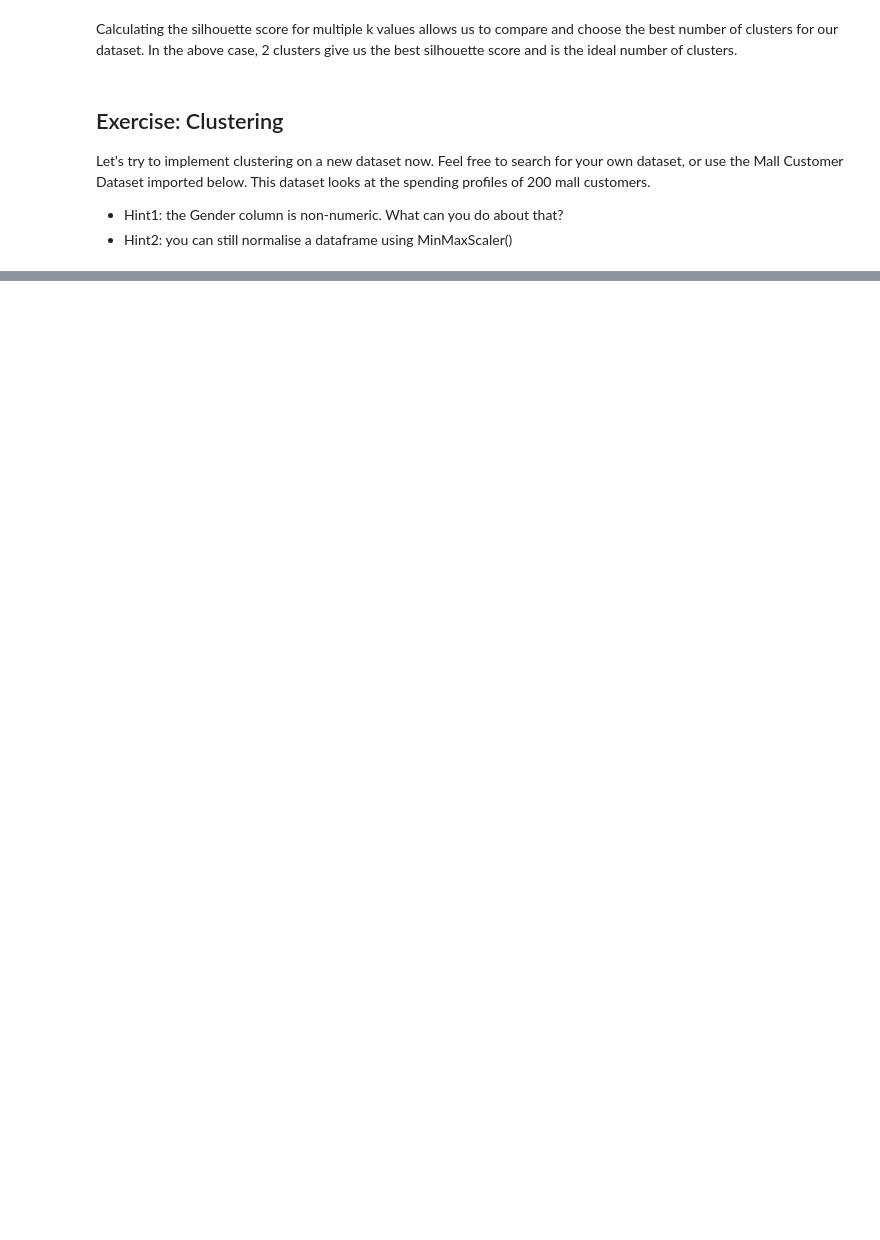
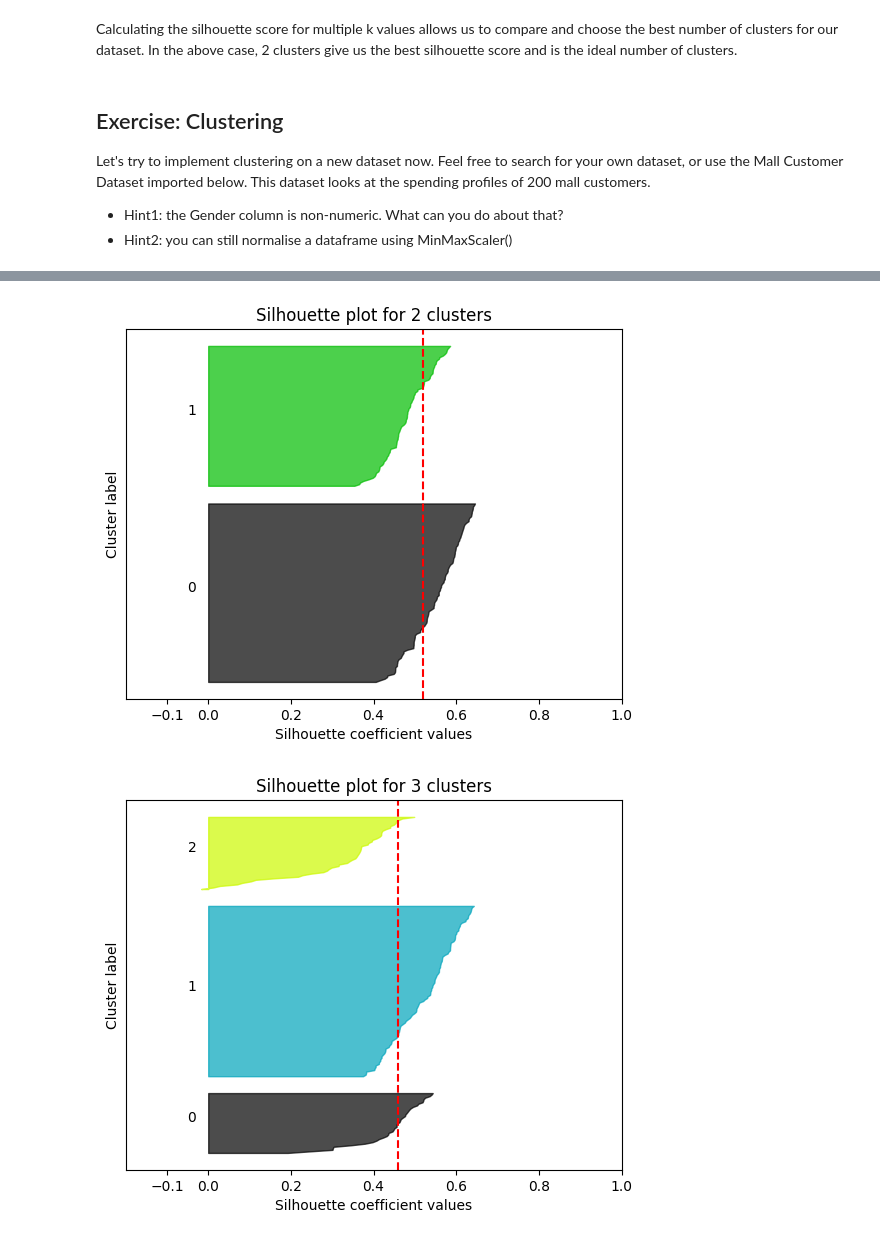
Before and after one commit to Potatoed7/AI-FES-pynotebooks, a Jupyter notebook: 08 Unsupervised Learning_ Clustering.ipynb, the cells around one changed output, grey strips where cells are left out. Drawn from its saved outputs; the diff is of its cells as text; code cells hidden in the pictures; blank space fills up the shorter version.

```diff
--- a/08 Unsupervised Learning_ Clustering.ipynb
+++ b/08 Unsupervised Learning_ Clustering.ipynb
@@ -239,0 +371,71 @@ data.head()
+# %%
+range_n_clusters = [2, 3, 4, 5, 6, 7, 8, 9, 10, 16]
+silhouette_scores = []
+best_n = 0
+highest_score = -10.0
+
+# Do the plot for each value of n_clusters
+for n_clusters in range_n_clusters:
+    clusterer = KMeans(n_clusters=n_clusters, n_init=10, algorithm="elkan")
+    clusterer.fit(x)
+    cluster_labels = clusterer.labels_
+    silhouette_avg = silhouette_score(x, cluster_labels)
+    silhouette_scores.append(silhouette_avg)
+
+    if silhouette_avg > highest_score:
+        highest_score = silhouette_avg
+        best_n = n_clusters
+
+    fig = plt.figure()
+    ax = fig.add_subplot()
+
+    # The silhouette coefficient can range from [-1, 1]
+    # but we can reduce the limits to maximise space usage
+    ax.set_xlim([-0.2, 1])
+
+    # Compute the silhouette scores for each sample
+    sample_silhouette_values = silhouette_samples(x, cluster_labels)
+
+    y_lower = 10
+    for i in range(n_clusters):
+        # Get silhouette scores for each sample in cluster i and sort tehem
+        ith_cluster_silhouette_values = sample_silhouette_values[cluster_labels == i]
+        ith_cluster_silhouette_values.sort()
+        size_cluster_i = ith_cluster_silhouette_values.shape[0]
+
+        y_upper = y_lower + size_cluster_i
+
+        color = cm.nipy_spectral(float(i) / n_clusters)
+        ax.fill_betweenx(
+            np.arange(y_lower, y_upper),
+            0,
+            ith_cluster_silhouette_values,
+            facecolor=color,
+            edgecolor=color,
+            alpha=0.7,
+        )
+
+        # Label the silhouette plots
+        ax.text(-0.05, y_lower + 0.5 * size_cluster_i, str(i))
+
+        # Compute the new y_lower for next plot
+        y_lower = y_upper + 10
+
+    ax.set_title("Silhouette plot for " + str(n_clusters) + " clusters")
+    ax.set_xlabel("Silhouette coefficient values")
+    ax.set_ylabel("Cluster label")
+    ax.set_xticks([-0.1, 0, 0.2, 0.4, 0.6, 0.8, 1])
+    ax.set_yticks([])
+
+    # The vertical line for average silhouette score of all the values
+    ax.axvline(x=silhouette_avg, color="red", linestyle="--")
+
+    plt.show()
+
+# Output silhouette scores for each value along with best score
+print(f"The best average silhouette_score is {highest_score:.3f} using {best_n:.3f} clusters")
+for i, j in zip(range_n_clusters, silhouette_scores):
+    print(f"The average silhouette_score for {i} clusters is {j:.3f}")
+# %% [output]
+[figure, added]
+[figure, added]
```
Also changed, not shown: parts of 20 cells of this notebook.
